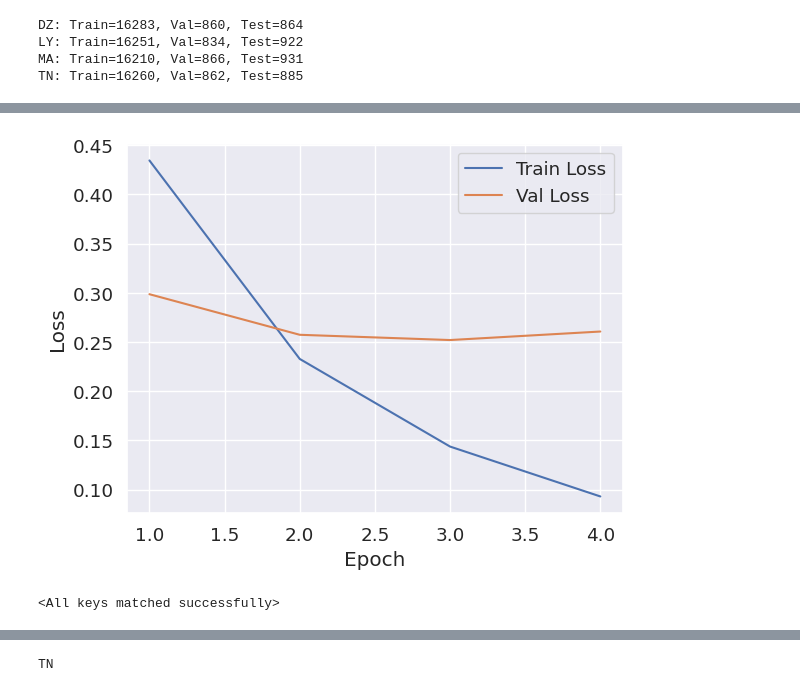
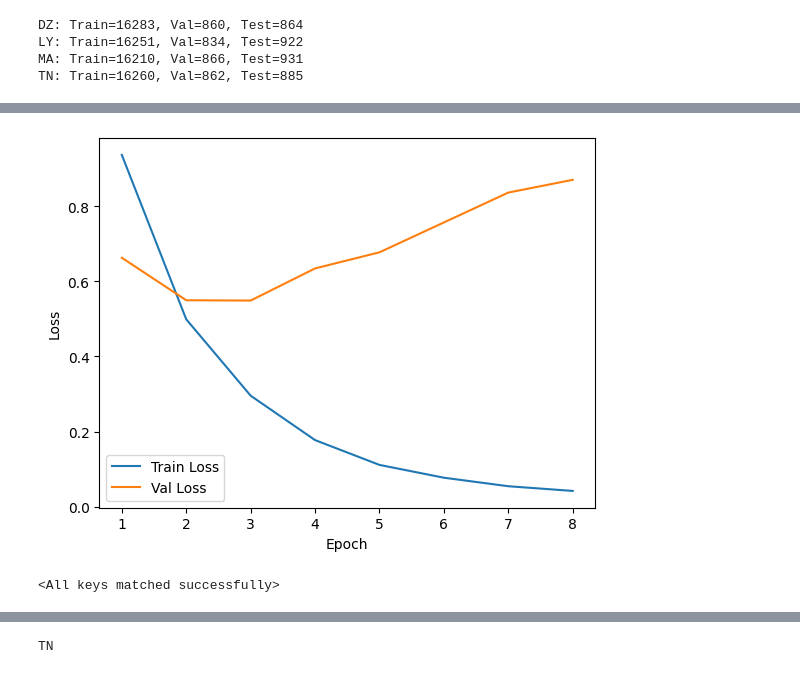
Before and after one commit to Skander28/LastWork, a Jupyter notebook: lastBilstm.ipynb, the cells around one changed output, grey strips where cells are left out. Saved outputs shown, nothing was run; the diff lists cells and outputs as text; code cells hidden in the pictures.

```diff
--- a/lastBilstm.ipynb
+++ b/lastBilstm.ipynb
@@ -318,7 +318,7 @@ class SelfAttention(nn.Module):
 device = torch.device("cuda" if torch.cuda.is_available() else "cpu")
 model = BiLSTMAttention(vocab_size, embedding_dim, hidden_dim, output_dim, num_layers).to(device)
 optimizer = optim.Adam(model.parameters(), lr=0.001)
-criterion = nn.BCEWithLogitsLoss()
+criterion = nn.CrossEntropyLoss()
 
 # Create empty lists to store loss values
 train_losses = []
@@ -326,7 +326,7 @@ val_losses = []
 
 best_val_loss = float('inf')
 best_model_state = None  # Store the state dictionary of the best model
-patience = 1
+patience = 5
 early_stopping_counter = 0
 
 for epoch in range(num_epochs):
@@ -393,3 +397,3 @@ Epoch: 4/10 | Train Loss: 0.0931 | Val Loss: 0.2607
 Early stopping triggered. Training stopped.
-[figure, old version]
+[figure, new version]
 <All keys matched successfully>
```
Also changed, not shown: parts of 4 cells of this notebook.
